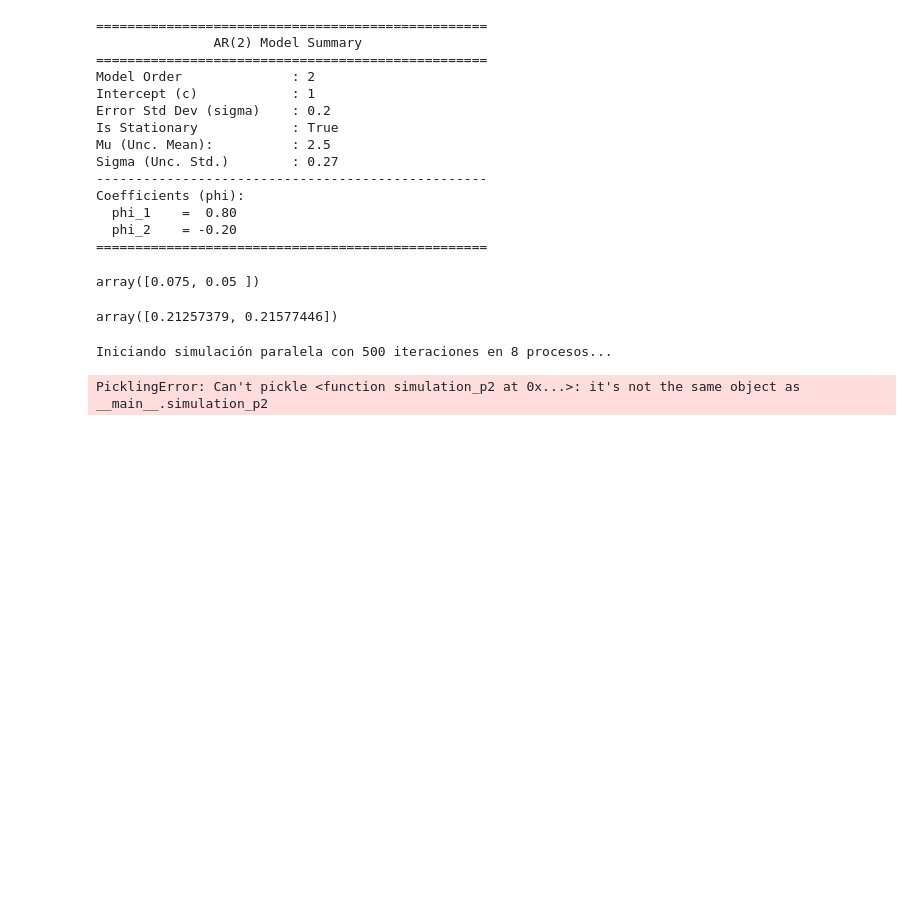
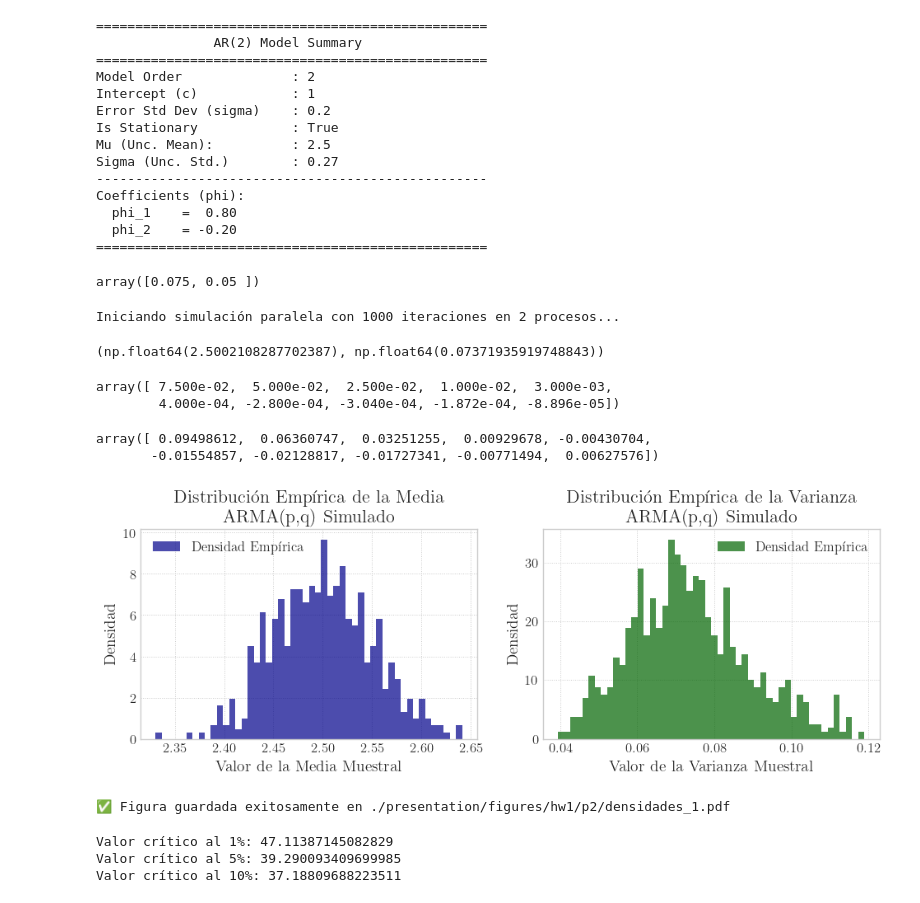
Before and after one commit to ensta630team/HW2, a Jupyter notebook: presentation/notebooks/hw_1/pregunta_2.ipynb, the cells around one changed output. Cells and saved outputs as stored; diff of their text form; code cells hidden in the pictures; blank space fills up the shorter version.

```diff
--- a/presentation/notebooks/hw_1/pregunta_2.ipynb
+++ b/presentation/notebooks/hw_1/pregunta_2.ipynb
@@ -52,13 +50,4 @@ Coefficients (phi):
   phi_2    = -0.20
 ==================================================
 array([0.075, 0.05 ])
-# %%
-X = model.sample(n_samples=10)
-y_prev, y_curr = create_lagged_dataset(X, lag=2)
-ols_model = OLS()
-ols_model.fit(y_prev, y_curr)
-y_pred = ols_model.predict(y_prev)
-get_standard_error(y_prev, y_pred, y_curr)
-# %% [output]
-array([0.21257379, 0.21577446])
 # %%
@@ -80,5 +90,4 @@ def simulation_p2(model, n_samples_per_run, lags=1):
 # %%
-simulation_p2(model, n_samples_per_run=10, lags=2)
+results = simulation_p2(n_samples=100, lags=2)
 # %% [output]
-Iniciando simulación paralela con 500 iteraciones en 8 procesos...
+Iniciando simulación paralela con 1000 iteraciones en 2 procesos...
-PicklingError: Can't pickle <function simulation_p2 at 0x...>: it's not the same object as __main__.simulation_p2
@@ -108,0 +94,39 @@ momento2_estimado = np.mean(varianza_iteraciones)
+# %%
+np.mean(results['mean']), np.mean(results['variance'])
+# %% [output]
+(np.float64(2.5002108287702387), np.float64(0.07371935919748843))
+# %%
+model.extend_autocovariance(10)
+# %% [output]
+array([ 7.500e-02,  5.000e-02,  2.500e-02,  1.000e-02,  3.000e-03,
+        4.000e-04, -2.800e-04, -3.040e-04, -1.872e-04, -8.896e-05])
+# %%
+calculate_autocovariance(results['serie'][0], lag=10)
+# %% [output]
+array([ 0.09498612,  0.06360747,  0.03251255,  0.00929678, -0.00430704,
+       -0.01554857, -0.02128817, -0.01727341, -0.00771494,  0.00627576])
+# %%
+# Parametros de la Distribución Empírica Acumulada ECDF
+x1 = np.sort(results['mean'])  # Ordeno los datos
+n = x1.size
+y1 = np.arange(1, n+1) / n
+
+# Parametros de la distribucion de la varianza
+x2 = np.sort(results['variance'])  # Ordeno los datos
+n = x2.size
+y2 = np.arange(1, n+1) / n
+
+fig, axes = plt.subplots(1, 2, figsize=(10, 4))
+# Parámetros de la Distribución F Acumulada
+uplot.plot_empirical_distribution(
+    mean_samples=results['mean'],
+    var_samples=results['variance'],
+    model_name="ARMA(p,q) Simulado",
+    fig=fig,
+    axes=axes
+)
+
+uplot.save_figure(fig, './presentation/figures/hw1/p2/densidades_1.pdf')
+# %% [output]
+[figure, added]
+✅ Figura guardada exitosamente en ./presentation/figures/hw1/p2/densidades_1.pdf
@@ -108,0 +137,8 @@ momento2_estimado = np.mean(varianza_iteraciones)
+# %%
+print("Valor crítico al 1%:", critic_value_1)
+print("Valor crítico al 5%:", critic_value_5)
+print("Valor crítico al 10%:", critic_value_10)
+# %% [output]
+Valor crítico al 1%: 47.11387145082829
+Valor crítico al 5%: 39.290093409699985
+Valor crítico al 10%: 37.18809688223511
```
Also changed, not shown: parts of 4 cells of this notebook, 9 other files.
